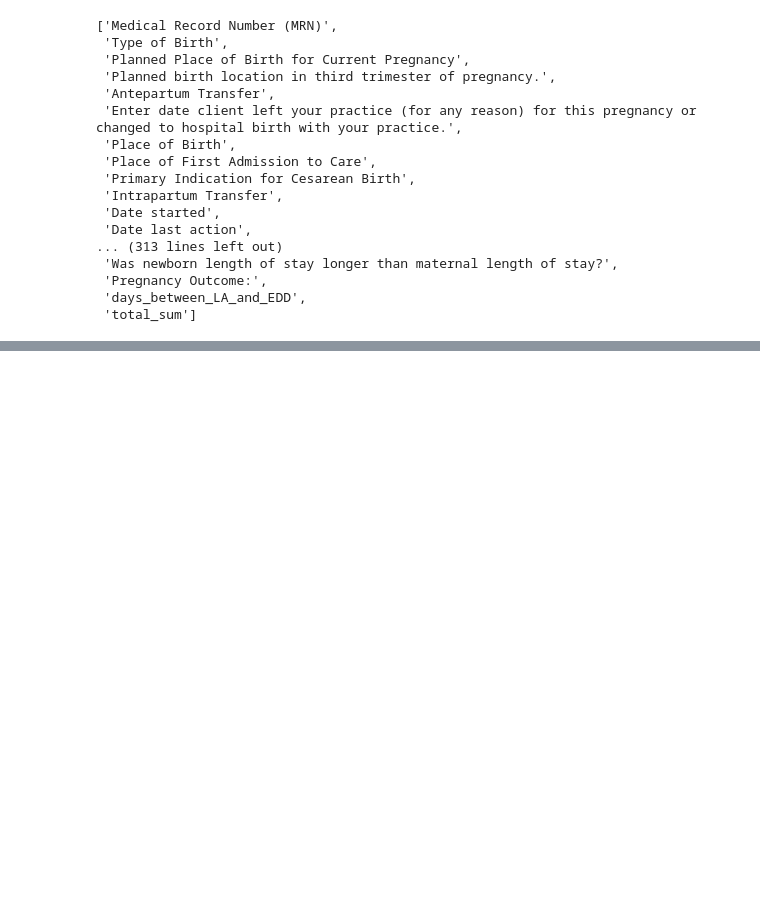
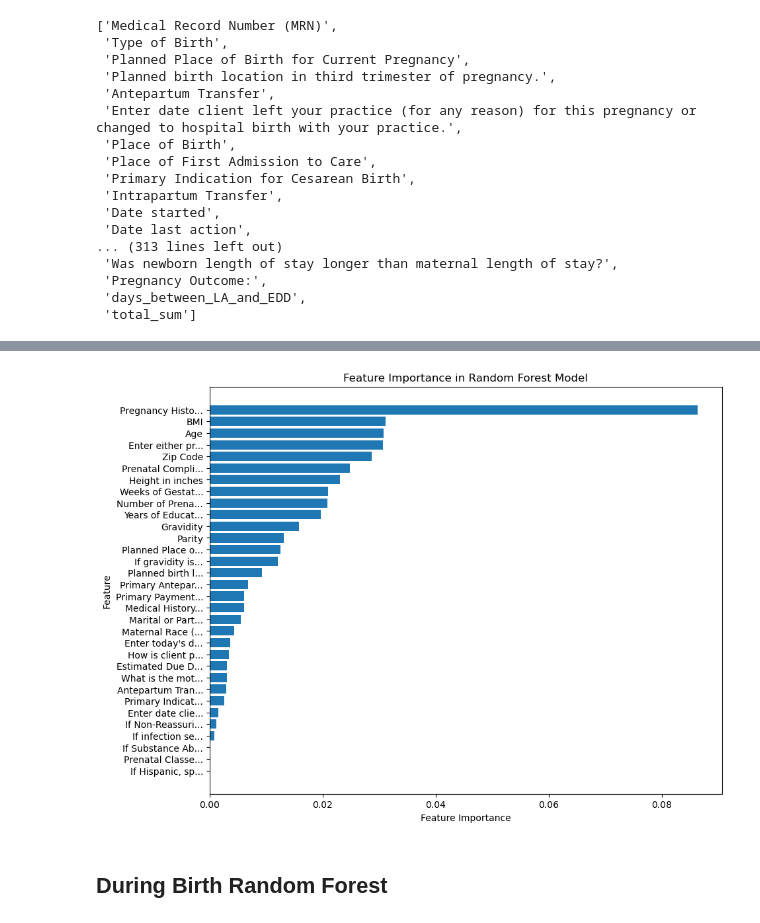
Before and after one commit to SwagmasterMatt/birth-center-outcomes-ML, a Jupyter notebook: pre_processing.ipynb, the cells around one changed output, grey strips where cells are left out. Saved outputs shown, nothing was run; the diff lists cells and outputs as text; code cells hidden in the pictures; blank space fills up the shorter version.

```diff
--- a/pre_processing.ipynb
+++ b/pre_processing.ipynb
@@ -876,0 +912,20 @@ cleaned_df.write_csv("cleaned_data.csv")
+# %%
+from sklearn.model_selection import train_test_split
+from sklearn.ensemble import RandomForestClassifier
+from sklearn.metrics import classification_report, accuracy_score
+
+X = pandas_cleaned_data[features["Before_Labor"]]
+y = pandas_cleaned_data["Type of Birth"]
+
+X = pd.get_dummies(X, drop_first=True)
+
+X_train, X_test, y_train, y_test = train_test_split(X, y, test_size=0.2, random_state=42)
+
+model = RandomForestClassifier(random_state=42)
+model.fit(X_train, y_train)
+
+y_pred = model.predict(X_test)
+
+print("Accuracy:", accuracy_score(y_test, y_pred))
+print("Classification Report:\n", classification_report(y_test, y_pred))
+print("The initial random forest forecast displays an accuracy of 85%. This is the starting point without any parameter changes/adjustments.")
@@ -876,0 +948,9 @@ cleaned_df.write_csv("cleaned_data.csv")
+# %%
+importances = model.feature_importances_
+feature_names = X.columns
+
+importance_df = pd.DataFrame({"Feature": feature_names, "Importance": importances})
+importance_df["Short Feature"] = importance_df["Feature"].apply(lambda x: x[:15] + '...' if len(x) > 20 else x)
+importance_df = importance_df.sort_values(by="Importance", ascending=False)
+
+print(importance_df)
@@ -876,0 +975,12 @@ cleaned_df.write_csv("cleaned_data.csv")
+# %%
+plt.figure(figsize=(10, 8))
+plt.barh(importance_df["Short Feature"], importance_df["Importance"])
+plt.xlabel("Feature Importance")
+plt.ylabel("Feature")
+plt.title("Feature Importance in Random Forest Model")
+plt.gca().invert_yaxis()
+plt.show()
+# %% [output]
+[figure, added]
+# %% [markdown]
+## During Birth Random Forest
```
Also changed, not shown: parts of 9 cells of this notebook.
